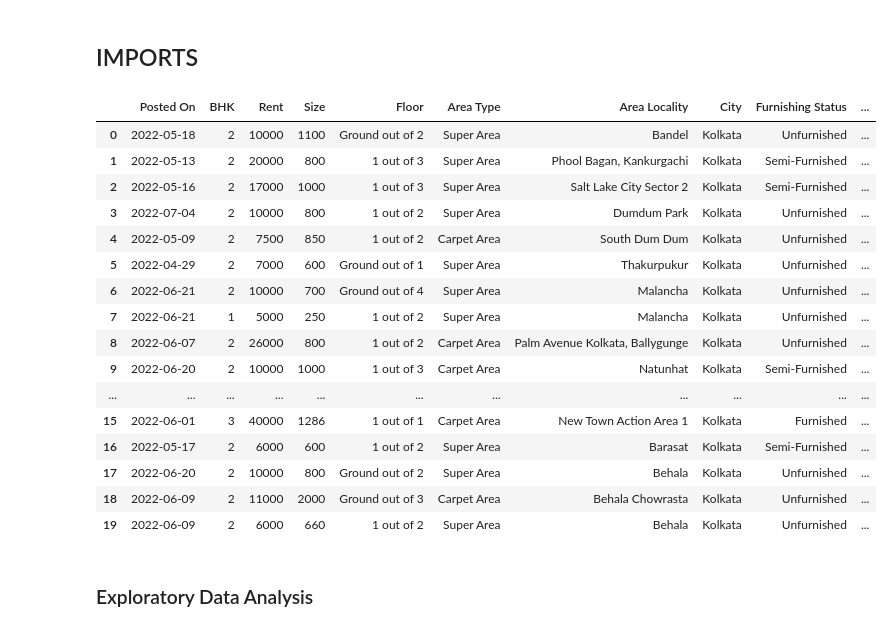
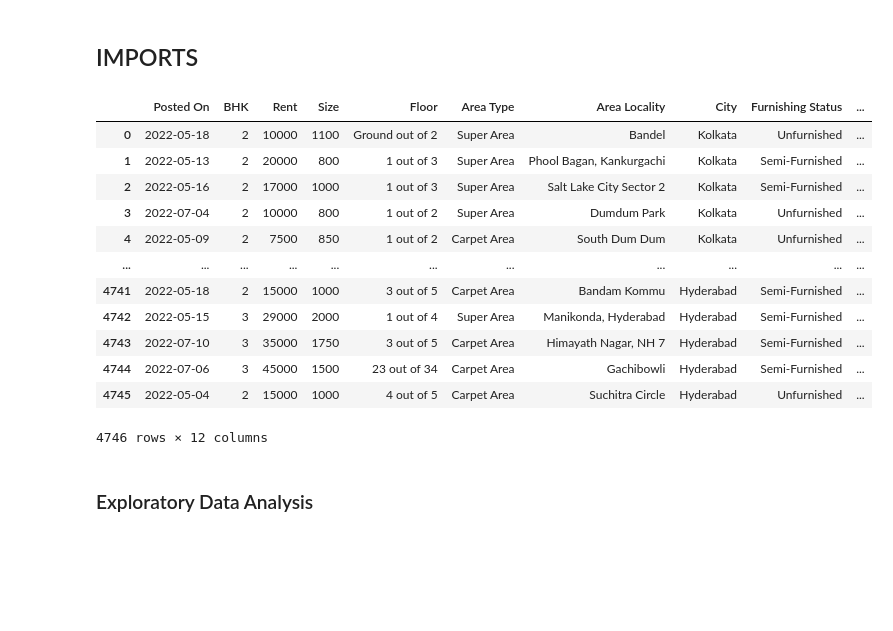
Before and after one commit to angelodelapaz/HouseRentRegressionModel, a Jupyter notebook: LabExercise1.ipynb, the cells around one changed output. Saved outputs shown, nothing was run; the diff lists cells and outputs as text; code cells hidden in the pictures; blank space fills up the shorter version.

```diff
--- a/LabExercise1.ipynb
+++ b/LabExercise1.ipynb
@@ -8,25 +8,21 @@ import seaborn as sns
 
 data = pd.read_csv("House_Rent_Dataset.csv")
 # %%
-data.head(20)
+data
 # %% [output]
 |  | Posted On | BHK | Rent | Size | Floor | Area Type | Area Locality | City | Furnishing Status | ... |
 | 0 | 2022-05-18 | 2 | 10000 | 1100 | Ground out of 2 | Super Area | Bandel | Kolkata | Unfurnished | ... |
 | 1 | 2022-05-13 | 2 | 20000 | 800 | 1 out of 3 | Super Area | Phool Bagan, Kankurgachi | Kolkata | Semi-Furnished | ... |
 | 2 | 2022-05-16 | 2 | 17000 | 1000 | 1 out of 3 | Super Area | Salt Lake City Sector 2 | Kolkata | Semi-Furnished | ... |
 | 3 | 2022-07-04 | 2 | 10000 | 800 | 1 out of 2 | Super Area | Dumdum Park | Kolkata | Unfurnished | ... |
 | 4 | 2022-05-09 | 2 | 7500 | 850 | 1 out of 2 | Carpet Area | South Dum Dum | Kolkata | Unfurnished | ... |
-| 5 | 2022-04-29 | 2 | 7000 | 600 | Ground out of 1 | Super Area | Thakurpukur | Kolkata | Unfurnished | ... |
-| 6 | 2022-06-21 | 2 | 10000 | 700 | Ground out of 4 | Super Area | Malancha | Kolkata | Unfurnished | ... |
-| 7 | 2022-06-21 | 1 | 5000 | 250 | 1 out of 2 | Super Area | Malancha | Kolkata | Unfurnished | ... |
-| 8 | 2022-06-07 | 2 | 26000 | 800 | 1 out of 2 | Carpet Area | Palm Avenue Kolkata, Ballygunge | Kolkata | Unfurnished | ... |
-| 9 | 2022-06-20 | 2 | 10000 | 1000 | 1 out of 3 | Carpet Area | Natunhat | Kolkata | Semi-Furnished | ... |
 | ... | ... | ... | ... | ... | ... | ... | ... | ... | ... | ... |
-| 15 | 2022-06-01 | 3 | 40000 | 1286 | 1 out of 1 | Carpet Area | New Town Action Area 1 | Kolkata | Furnished | ... |
-| 16 | 2022-05-17 | 2 | 6000 | 600 | 1 out of 2 | Super Area | Barasat | Kolkata | Semi-Furnished | ... |
-| 17 | 2022-06-20 | 2 | 10000 | 800 | Ground out of 2 | Super Area | Behala | Kolkata | Unfurnished | ... |
-| 18 | 2022-06-09 | 2 | 11000 | 2000 | Ground out of 3 | Carpet Area | Behala Chowrasta | Kolkata | Unfurnished | ... |
-| 19 | 2022-06-09 | 2 | 6000 | 660 | 1 out of 2 | Super Area | Behala | Kolkata | Unfurnished | ... |
+| 4741 | 2022-05-18 | 2 | 15000 | 1000 | 3 out of 5 | Carpet Area | Bandam Kommu | Hyderabad | Semi-Furnished | ... |
+| 4742 | 2022-05-15 | 3 | 29000 | 2000 | 1 out of 4 | Super Area | Manikonda, Hyderabad | Hyderabad | Semi-Furnished | ... |
+| 4743 | 2022-07-10 | 3 | 35000 | 1750 | 3 out of 5 | Carpet Area | Himayath Nagar, NH 7 | Hyderabad | Semi-Furnished | ... |
+| 4744 | 2022-07-06 | 3 | 45000 | 1500 | 23 out of 34 | Carpet Area | Gachibowli | Hyderabad | Semi-Furnished | ... |
+| 4745 | 2022-05-04 | 2 | 15000 | 1000 | 4 out of 5 | Carpet Area | Suchitra Circle | Hyderabad | Unfurnished | ... |
+4746 rows × 12 columns
 # %% [markdown]
 ### Exploratory Data Analysis
 # %%
```
Also changed, not shown: parts of 16 cells of this notebook.
